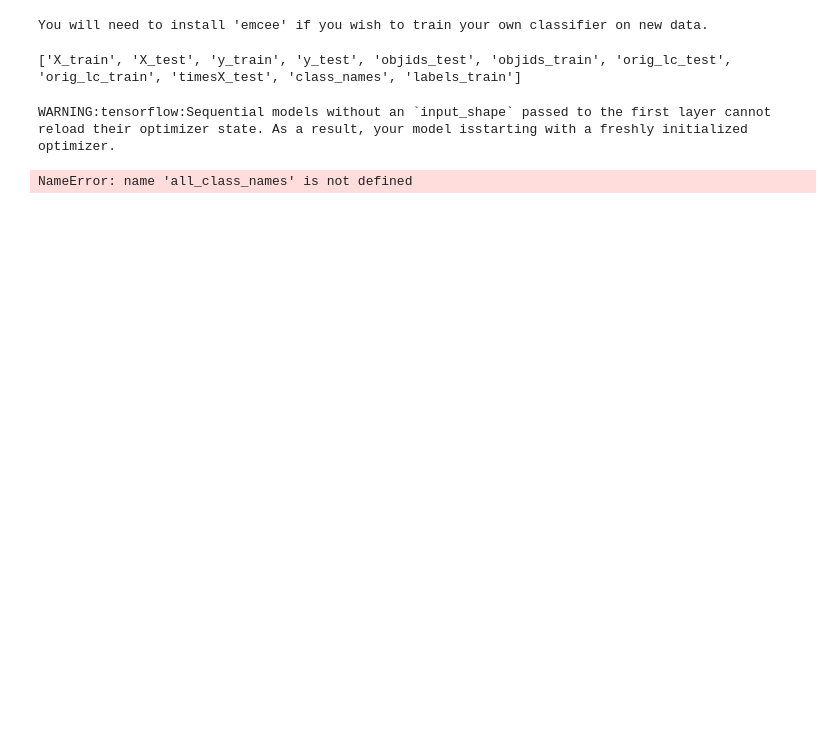
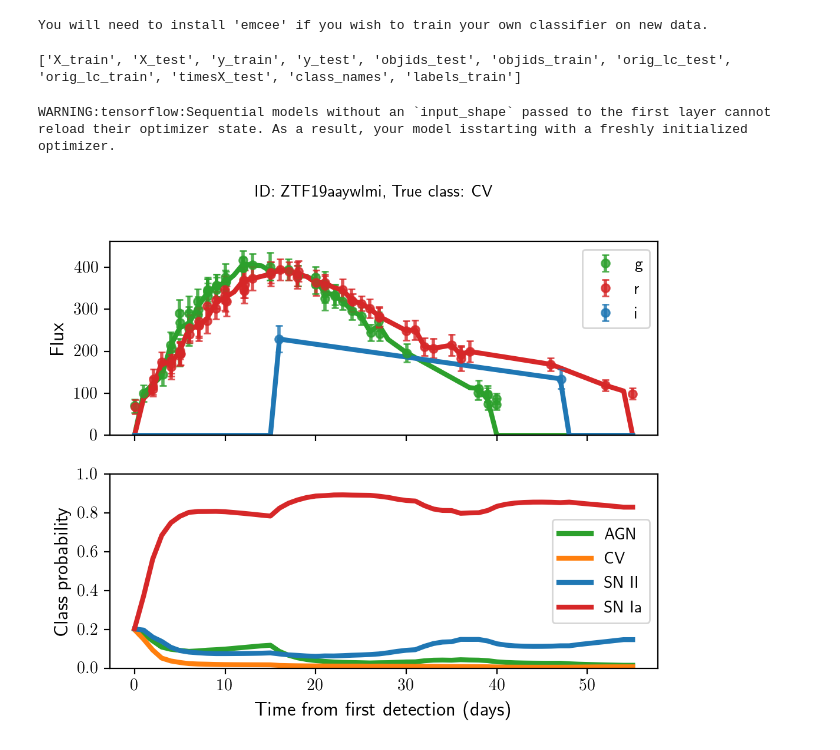
Before and after one commit to nmiranda/ztf-rapid, a Jupyter notebook: notebooks/plot_lc_scores.ipynb, the cells around one changed output. Saved outputs shown, nothing was run; the diff lists cells and outputs as text; code cells hidden in the pictures; blank space fills up the shorter version.

Commit message:
Plot lightcurve score function and notebook

```diff
--- a/notebooks/plot_lc_scores.ipynb
+++ b/notebooks/plot_lc_scores.ipynb
@@ -23,43 +23,24 @@ model = load_model(model_filepath)
 WARNING:tensorflow:Sequential models without an `input_shape` passed to the first layer cannot reload their optimizer state. As a result, your model isstarting with a freshly initialized optimizer.
 # %%
 y_pred = ztf_rapid.predict(model, X_test)
+y_test_index = np.argmax(y_test[:,0,:], axis=-1)
 # %%
 idx = 0
 lightcurve = orig_lc_test[idx]
 this_timesX = timesX_test[idx]
 this_X_test = X_test[idx]
 this_objid = objids_test[idx]
+this_label = ztf_rapid.CLASS_MAP[y_test_index[idx]]
+this_y_pred = y_pred[idx]
-# %%
-fig, (ax1, ax2) = plt.subplots(nrows=2,
-                               ncols=1,
-                               figsize=(6.0, 4.8),
-                               dpi=200,
-                               sharex=True)
-
-argmax = this_timesX.argmax() + 1
-for pbidx, pb in enumerate(ztf_rapid.BANDS.values()):
-    if pb not in set(lightcurve['passband']):
-        continue
-    pbmask = lightcurve['passband'] == pb
-    ax1.errorbar(lightcurve[pbmask]['time'],
-                 lightcurve[pbmask]['flux'],
-                 yerr=lightcurve[pbmask]['fluxErr'],
-                 fmt='o',
-                 label=pb,
-                 lw=2,
-                 markersize=5,
-                 alpha=0.8,
-                 c=ztf_rapid.COLPB[pb],
-                 capsize=2.0,
-                 )
-    ax1.plot(this_timesX[:argmax], this_X_test[:, pbidx][:argmax], lw=3, c=ztf_rapid.COLPB[pb])
-
-for classnum, classname in enumerate(class_names):
-    classnum = classnum+1
-    ax2.plot(timesX_test[idx][:argmax], y_pred[idx][:, classnum][:argmax], '-', label=classname,
-             color=ztf_rapid.COLORS[classnum], linewidth=3)
-
-fig.suptitle("ID: %s, True class: %s" % (this_objid.split('_')[1], all_class_names[int(max(y_test_indexes[idx]))]),
-             fontsize='medium')
-# %% [output]
-NameError: name 'all_class_names' is not defined
+# %%
+ztf_rapid.plot_lightcurve_scores(
+    lightcurve=lightcurve,
+    timesX=this_timesX,
+    X=this_X_test,
+    y=this_y_pred,
+    objid=this_objid,
+    true_label=this_label,
+    class_names=class_names
+    )
+# %% [output]
+[figure, added]
```
Also changed, not shown: 2 other files.
